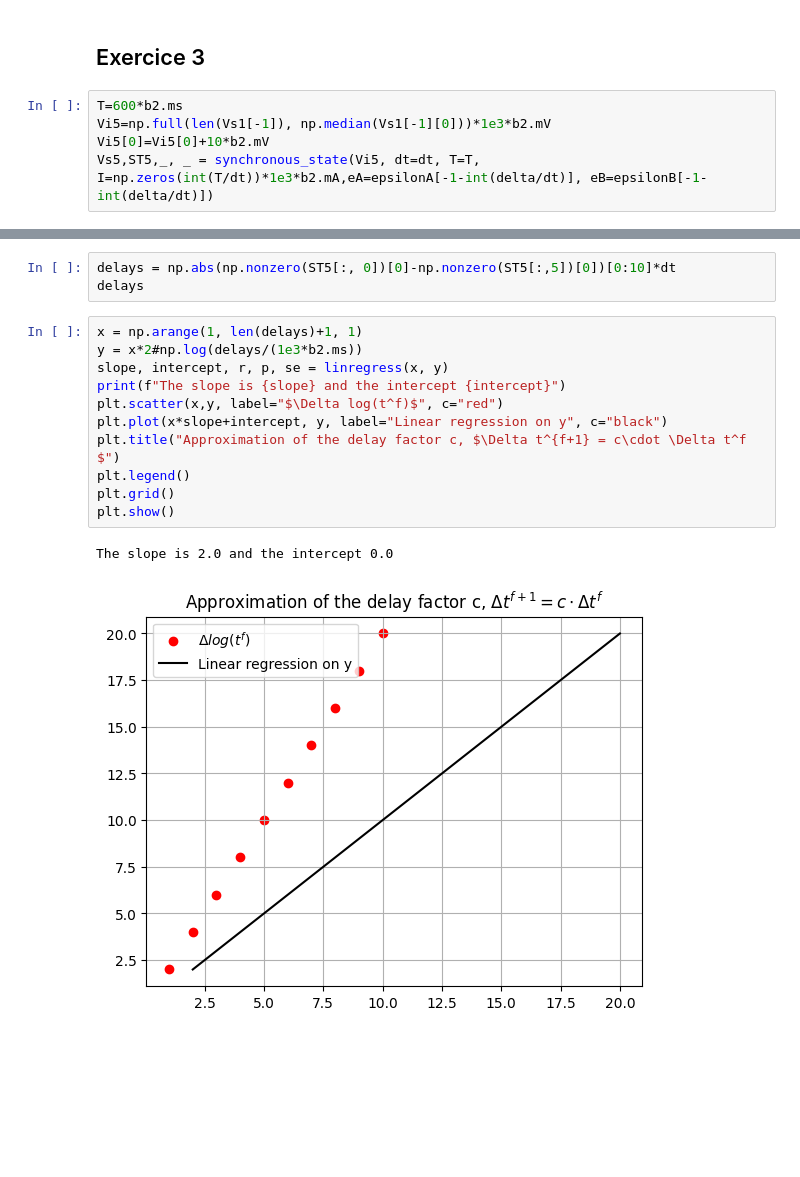
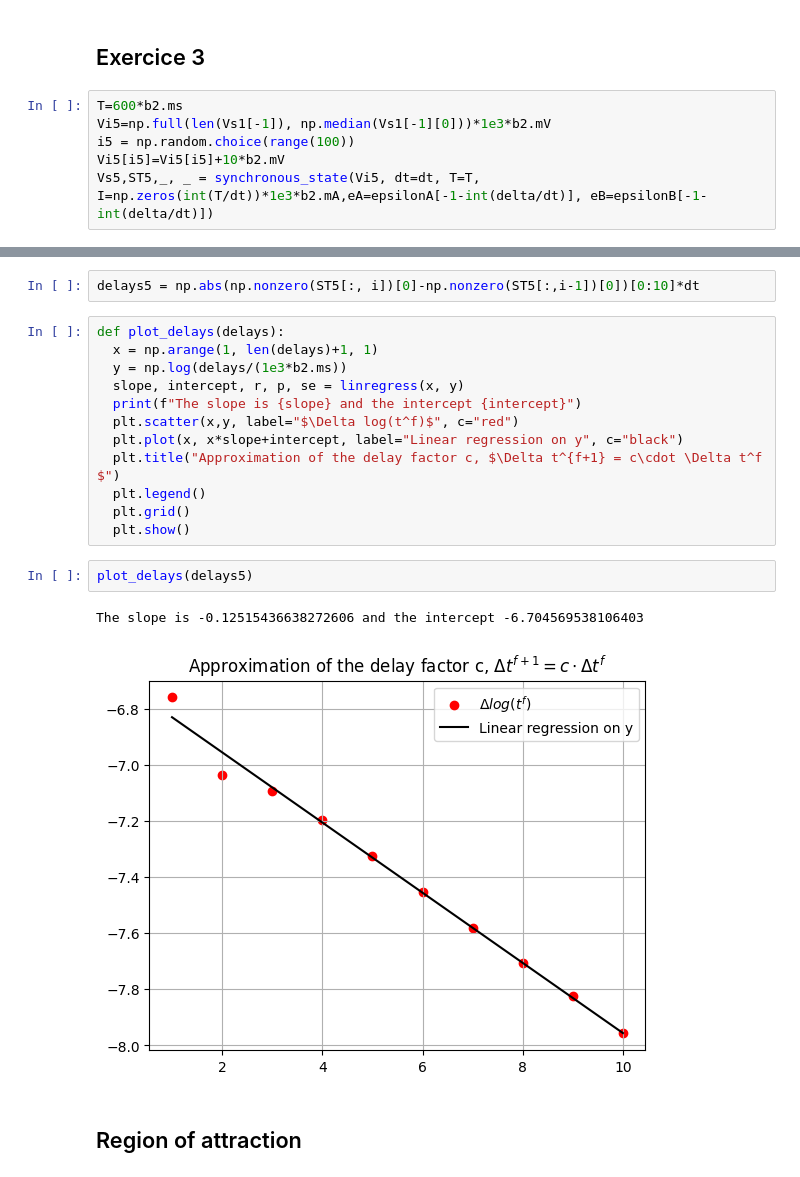
Before and after one commit to NicolasRR/SSHNeurons, a Jupyter notebook: Notebook.ipynb, the cells around one changed output, grey strips where cells are left out. Saved outputs shown, nothing was run; the diff lists cells and outputs as text; blank space fills up the shorter version.

```diff
--- a/Notebook.ipynb
+++ b/Notebook.ipynb
@@ -326,5 +314,6 @@ plot_intervals(rtimes, intervals, Imins)
 # %%
 T=600*b2.ms
 Vi5=np.full(len(Vs1[-1]), np.median(Vs1[-1][0]))*1e3*b2.mV
-Vi5[0]=Vi5[0]+10*b2.mV
+i5 = np.random.choice(range(100))
+Vi5[i5]=Vi5[i5]+10*b2.mV
 Vs5,ST5,_, _ = synchronous_state(Vi5, dt=dt, T=T, I=np.zeros(int(T/dt))*1e3*b2.mA,eA=epsilonA[-1-int(delta/dt)], eB=epsilonB[-1-int(delta/dt)])
@@ -343,17 +320,21 @@ raster_plot(ST5, ax2)
 # %%
-delays = np.abs(np.nonzero(ST5[:, 0])[0]-np.nonzero(ST5[:,5])[0])[0:10]*dt
-delays
+delays5 = np.abs(np.nonzero(ST5[:, i])[0]-np.nonzero(ST5[:,i-1])[0])[0:10]*dt
 # %%
-x = np.arange(1, len(delays)+1, 1)
-y = x*2#np.log(delays/(1e3*b2.ms))
-slope, intercept, r, p, se = linregress(x, y)
-print(f"The slope is {slope} and the intercept {intercept}")
-plt.scatter(x,y, label="$\Delta log(t^f)$", c="red")
-plt.plot(x*slope+intercept, y, label="Linear regression on y", c="black")
-plt.title("Approximation of the delay factor c, $\Delta t^{f+1} = c\cdot \Delta t^f  $")
-plt.legend()
-plt.grid()
-plt.show()
+def plot_delays(delays):
+  x = np.arange(1, len(delays)+1, 1)
+  y = np.log(delays/(1e3*b2.ms))
+  slope, intercept, r, p, se = linregress(x, y)
+  print(f"The slope is {slope} and the intercept {intercept}")
+  plt.scatter(x,y, label="$\Delta log(t^f)$", c="red")
+  plt.plot(x, x*slope+intercept, label="Linear regression on y", c="black")
+  plt.title("Approximation of the delay factor c, $\Delta t^{f+1} = c\cdot \Delta t^f  $")
+  plt.legend()
+  plt.grid()
+  plt.show()
-# %% [output]
-The slope is 2.0 and the intercept 0.0
-[figure, removed]
+# %%
+plot_delays(delays5)
+# %% [output]
+The slope is -0.12515436638272606 and the intercept -6.704569538106403
+[figure, added]
+# %% [markdown]
+## Region of attraction
```
Also changed, not shown: parts of 21 cells of this notebook.
